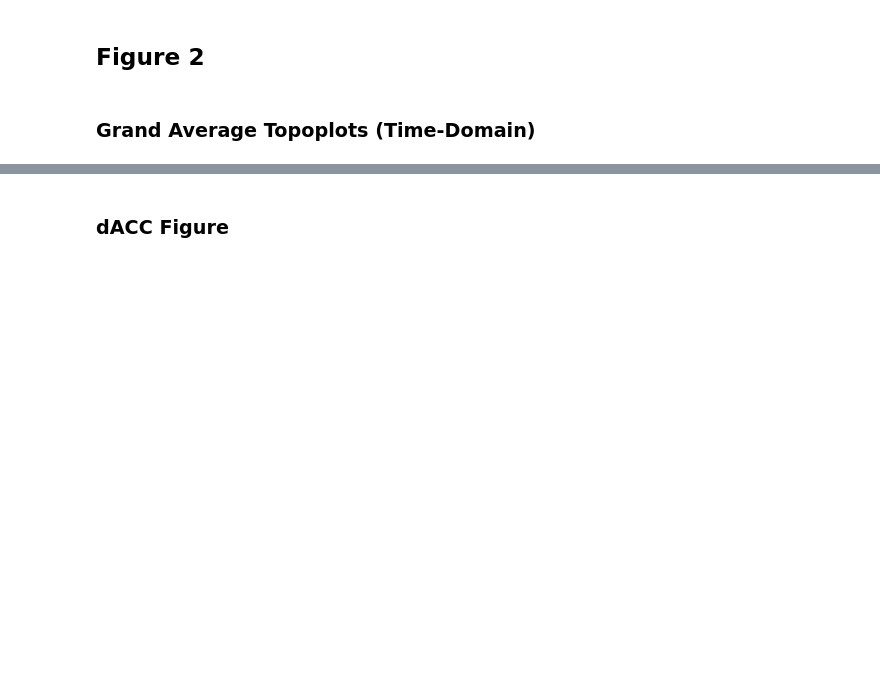
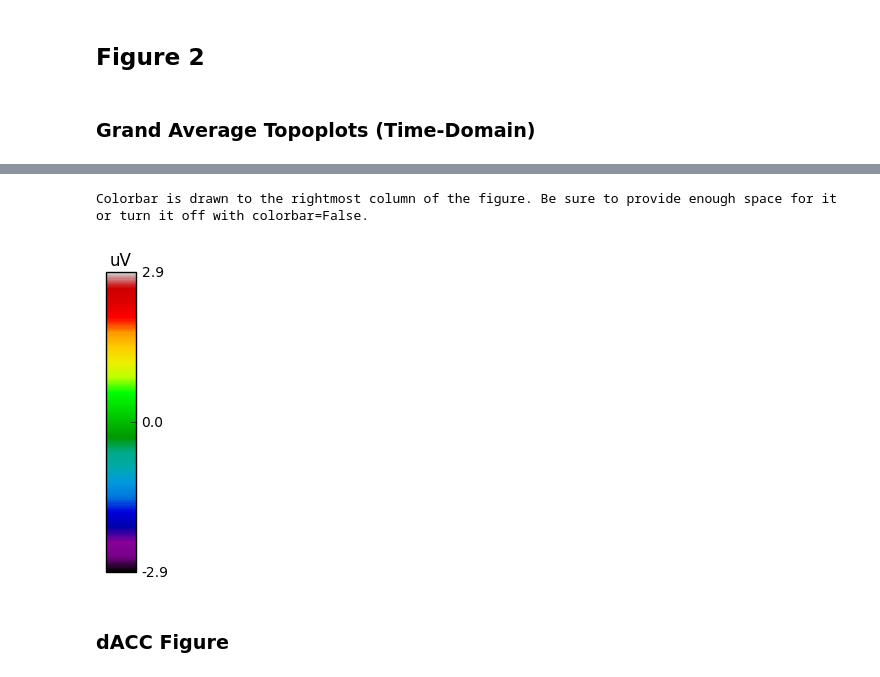
Before and after one commit to mghneurotherapeutics/EMOTE-afMSIT, a Jupyter notebook: afMSIT_Figures.ipynb, the cells around one changed output, grey strips where cells are left out. Cells and saved outputs as stored; diff of their text form; code cells hidden in the pictures; blank space fills up the shorter version.

```diff
--- a/afMSIT_Figures.ipynb
+++ b/afMSIT_Figures.ipynb
@@ -697,3 +741,30 @@ evokeds.drop_channels(['F1'])
+# %%
+#~~~~~~~~~~~~~~~~~~~~~~~~~~~~~~~~~~~~~~~~#
+### Plotting.
+#~~~~~~~~~~~~~~~~~~~~~~~~~~~~~~~~~~~~~~~~#
+
+if analysis == 'stim':
+
+    fig = plt.figure(figsize=(6,6))
+    ax = plt.subplot2grid((1,1),(0,0))
+    evokeds.plot_topomap(times = 0.52, cmap='spectral', colorbar=False, axes=ax)
+    plt.savefig('plots/manuscript/fig2/topo_sensor_stim.png')
+    plt.close()
+
+    fig = plt.figure(figsize=(6,6))
+    ax = plt.subplot2grid((1,1),(0,0))
+    evokeds.plot_topomap(times = 0.52, cmap='spectral', colorbar=True, axes=ax)
+    plt.savefig('plots/manuscript/fig2/topo_sensor_stim_cbar.png')
+    plt.close()
+
+elif analysis == 'resp':
+
+    fig = plt.figure(figsize=(6,6))
+    ax = plt.subplot2grid((1,1),(0,0))
+    evokeds.plot_topomap(times = -0.7, cmap='spectral', colorbar=True, axes=ax)
+# %% [output]
+Colorbar is drawn to the rightmost column of the figure. Be sure to provide enough space for it or turn it off with colorbar=False.
+[figure, added]
 # %% [markdown]
 ### dACC Figure
 # %%
```
Also changed, not shown: parts of 7 cells of this notebook, 1 other file.
